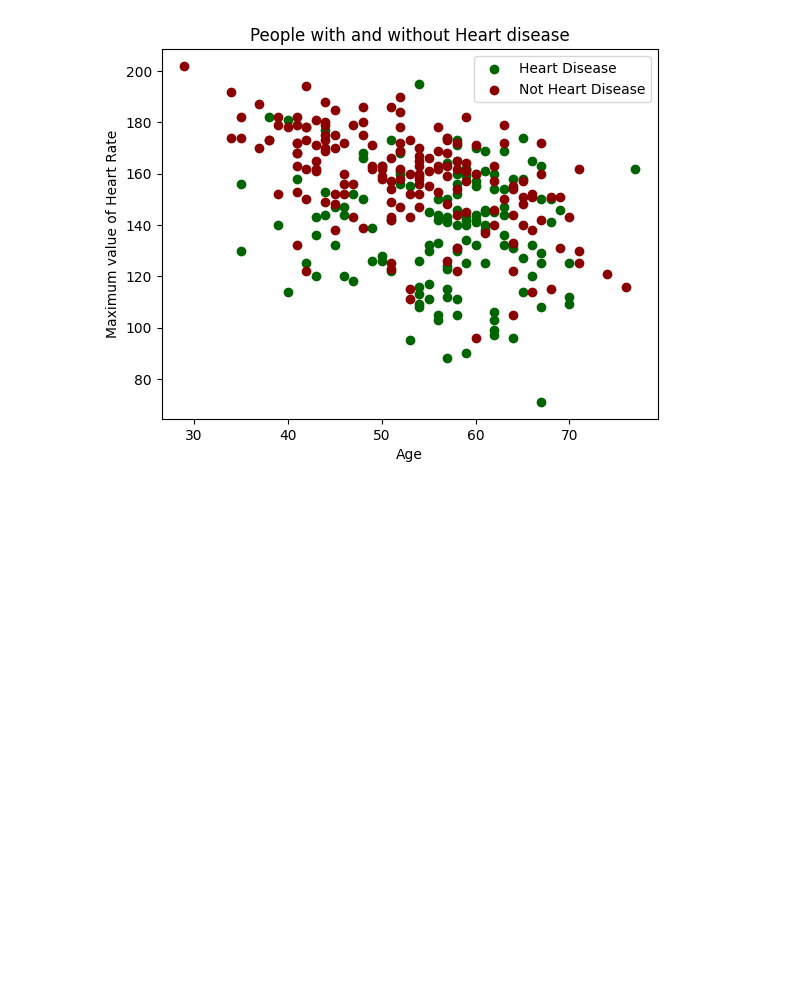
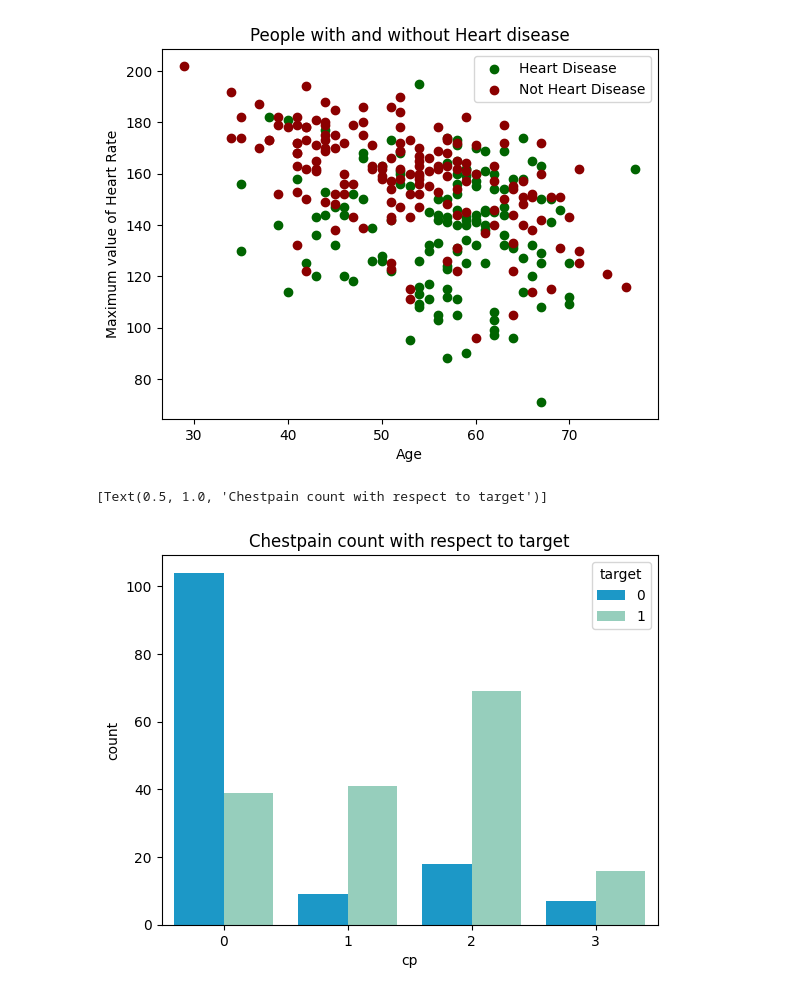
Before and after one commit to saiprasaad/Heart-Disease-Prediction, a Jupyter notebook: Project.ipynb, the cells around one changed output. Cells and saved outputs as stored; diff of their text form; code cells hidden in the pictures; blank space fills up the shorter version.

```diff
--- a/Project.ipynb
+++ b/Project.ipynb
@@ -170,3 +170,8 @@ plt.title('People with and without Heart disease')
 plt.show()
 # %% [output]
 [figure]
+# %%
+sns.countplot(data= df, x='cp', hue='target', palette=["#00A5E3", "#8DD7BF"]).set(title = "Chestpain count with respect to target")
+# %% [output]
+[Text(0.5, 1.0, 'Chestpain count with respect to target')]
+[figure, added]
```
Also changed, not shown: parts of 7 cells of this notebook.
